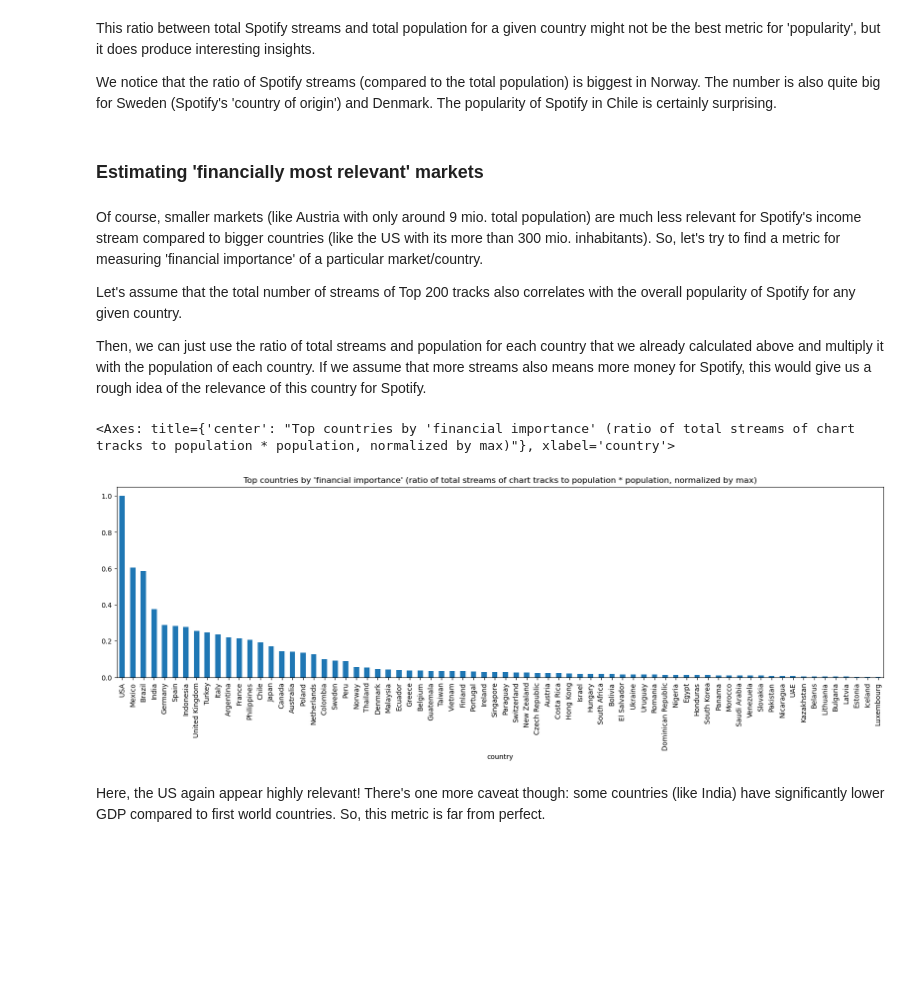
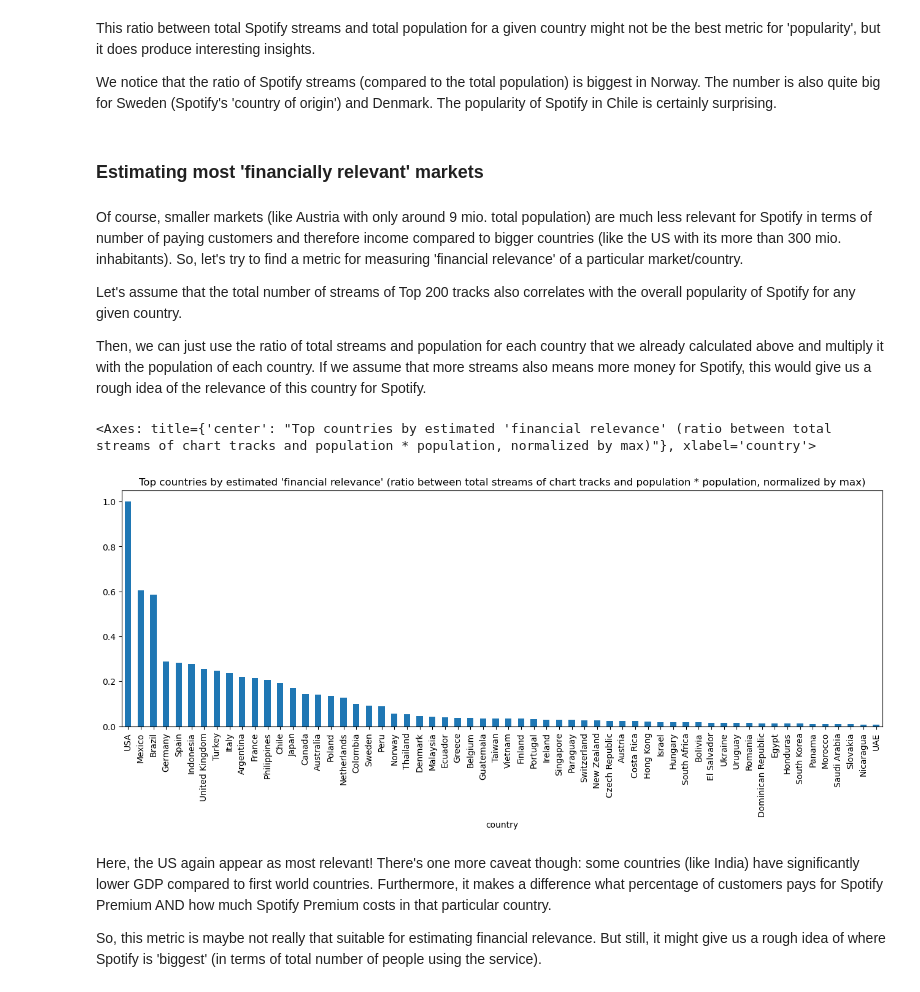
Before and after one commit to Sejmou/spotify-charts-analysis, a Jupyter notebook: notebooks/exploring_2022_charts.ipynb, the cells around one changed output. Cells and saved outputs as stored; diff of their text form; code cells hidden in the pictures; blank space fills up the shorter version.

```diff
--- a/notebooks/exploring_2022_charts.ipynb
+++ b/notebooks/exploring_2022_charts.ipynb
@@ -203,0 +166,8 @@ population_and_streams
+# %%
+region_names_and_codes = pd.read_csv(create_data_path("region_names_and_codes.csv"))[
+    ["name", "code"]
+].rename(columns={"code": "alpha2", "name": "region"})
+region_names_and_codes.alpha2 = (
+    region_names_and_codes.alpha2.str.upper()
+)  # convert to uppercase to match existing data
+region_names_and_codes.head()
@@ -203,0 +185,11 @@ population_and_streams
+# %%
+streams_by_country.index = (
+    streams_by_country.index.str.upper()
+)  # country codes are upper case in the country codes dataset; adapt the streams_by_country index to match
+population_and_streams = pd.merge(
+    country_population,
+    streams_by_country,
+    left_on="alpha2",
+    right_index=True,
+    how="right",
+).reset_index(drop=True)
@@ -259,4 +243,4 @@ population_and_streams
 # %%
-population_and_streams.set_index('country').streams_vs_pop.sort_values(ascending=False).plot(kind='bar', figsize=(10, 5), title=f'Top countries (ratio of total streams of chart tracks to population)')
+population_and_streams.set_index('country').streams_vs_pop.sort_values(ascending=False).plot(kind='bar', figsize=(16, 5), title=f'Top countries (ratio of total streams of chart tracks to population)')
 # %% [output]
 <Axes: title={'center': 'Top countries (ratio of total streams of chart tracks to population)'}, xlabel='country'>
@@ -266,26 +250,28 @@ This ratio between total Spotify streams and total population for a given countr
 
 We notice that the ratio of Spotify streams (compared to the total population) is biggest in Norway. The number is also quite big for Sweden (Spotify's 'country of origin') and Denmark. The popularity of Spotify in Chile is certainly surprising.
 # %% [markdown]
-### Estimating 'financially most relevant' markets
+### Estimating most 'financially relevant' markets
 # %% [markdown]
-Of course, smaller markets (like Austria with only around 9 mio. total population) are much less relevant for Spotify's income stream compared to bigger countries (like the US with its more than 300 mio. inhabitants). So, let's try to find a metric for measuring 'financial importance' of a particular market/country.
+Of course, smaller markets (like Austria with only around 9 mio. total population) are much less relevant for Spotify in terms of number of paying customers and therefore income compared to bigger countries (like the US with its more than 300 mio. inhabitants). So, let's try to find a metric for measuring 'financial relevance' of a particular market/country.
 
 Let's assume that the total number of streams of Top 200 tracks also correlates with the overall popularity of Spotify for any given country.
 
 Then, we can just use the ratio of total streams and population for each country that we already calculated above and multiply it with the population of each country. If we assume that more streams also means more money for Spotify, this would give us a rough idea of the relevance of this country for Spotify.
 # %%
-population_and_streams['financial_importance'] = population_and_streams.streams_vs_pop * population_and_streams.population
-population_and_streams.financial_importance = population_and_streams.financial_importance / population_and_streams.financial_importance.max()
+population_and_streams['financial_relevance'] = population_and_streams.streams_vs_pop * population_and_streams.population
+population_and_streams.financial_relevance = population_and_streams.financial_relevance / population_and_streams.financial_relevance.max()
 # %%
-population_and_streams.set_index("country").financial_importance.sort_values(
+population_and_streams.set_index("country").financial_relevance.sort_values(
     ascending=False
 ).plot(
     kind="bar",
-    figsize=(20, 5),
-    title=f"Top countries by 'financial importance' (ratio of total streams of chart tracks to population * population, normalized by max)",
+    figsize=(16, 5),
+    title=f"Top countries by estimated 'financial relevance' (ratio between total streams of chart tracks and population * population, normalized by max)",
 )
 # %% [output]
-<Axes: title={'center': "Top countries by 'financial importance' (ratio of total streams of chart tracks to population * population, normalized by max)"}, xlabel='country'>
+<Axes: title={'center': "Top countries by estimated 'financial relevance' (ratio between total streams of chart tracks and population * population, normalized by max)"}, xlabel='country'>
-[figure, old version]
+[figure, new version]
 # %% [markdown]
-Here, the US again appear highly relevant! There's one more caveat though: some countries (like India) have significantly lower GDP compared to first world countries. So, this metric is far from perfect.
+Here, the US again appear as most relevant! There's one more caveat though: some countries (like India) have significantly lower GDP compared to first world countries. Furthermore, it makes a difference what percentage of customers pays for Spotify Premium AND how much Spotify Premium costs in that particular country.
+
+So, this metric is maybe not really that suitable for estimating financial relevance. But still, it might give us a rough idea of where Spotify is 'biggest' (in terms of total number of people using the service).
```
Also changed, not shown: parts of 47 cells of this notebook.
